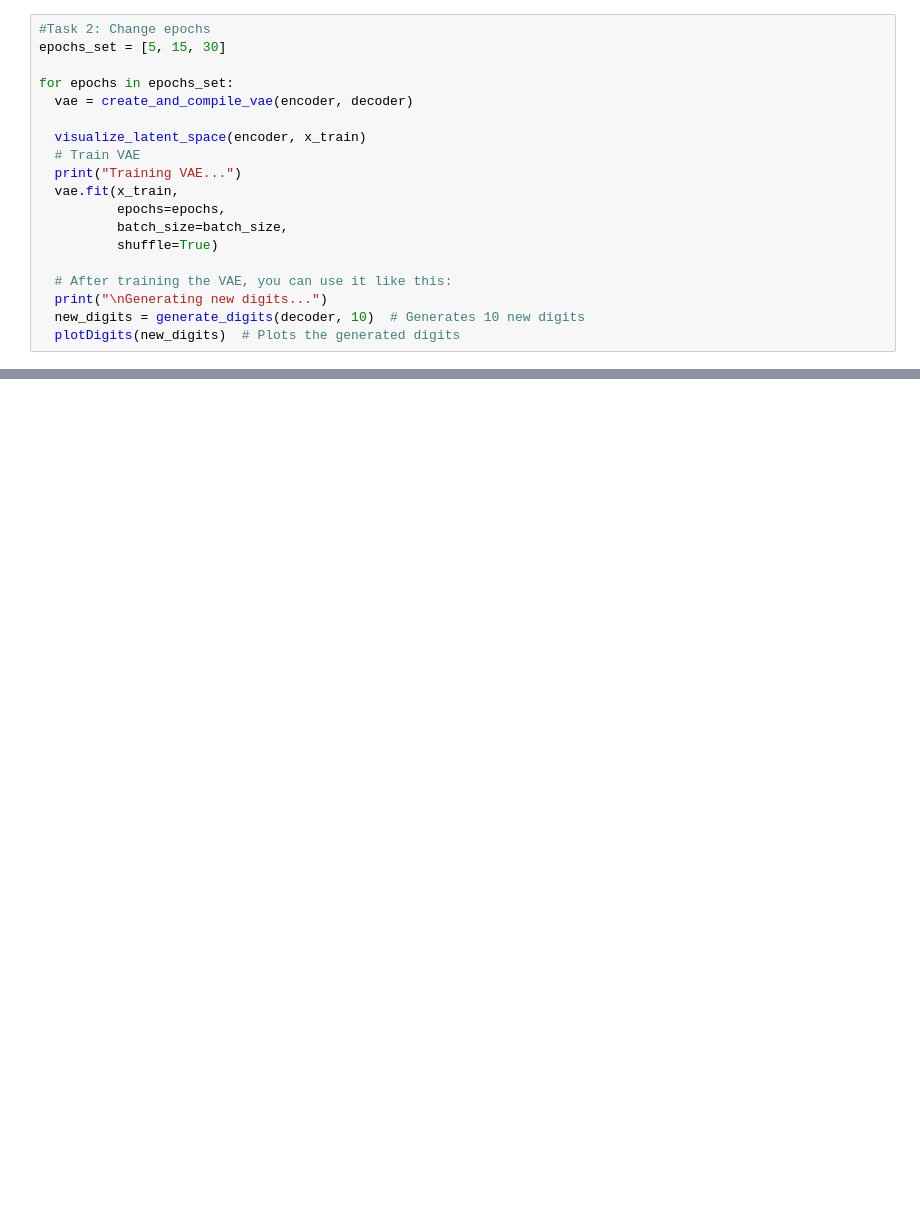
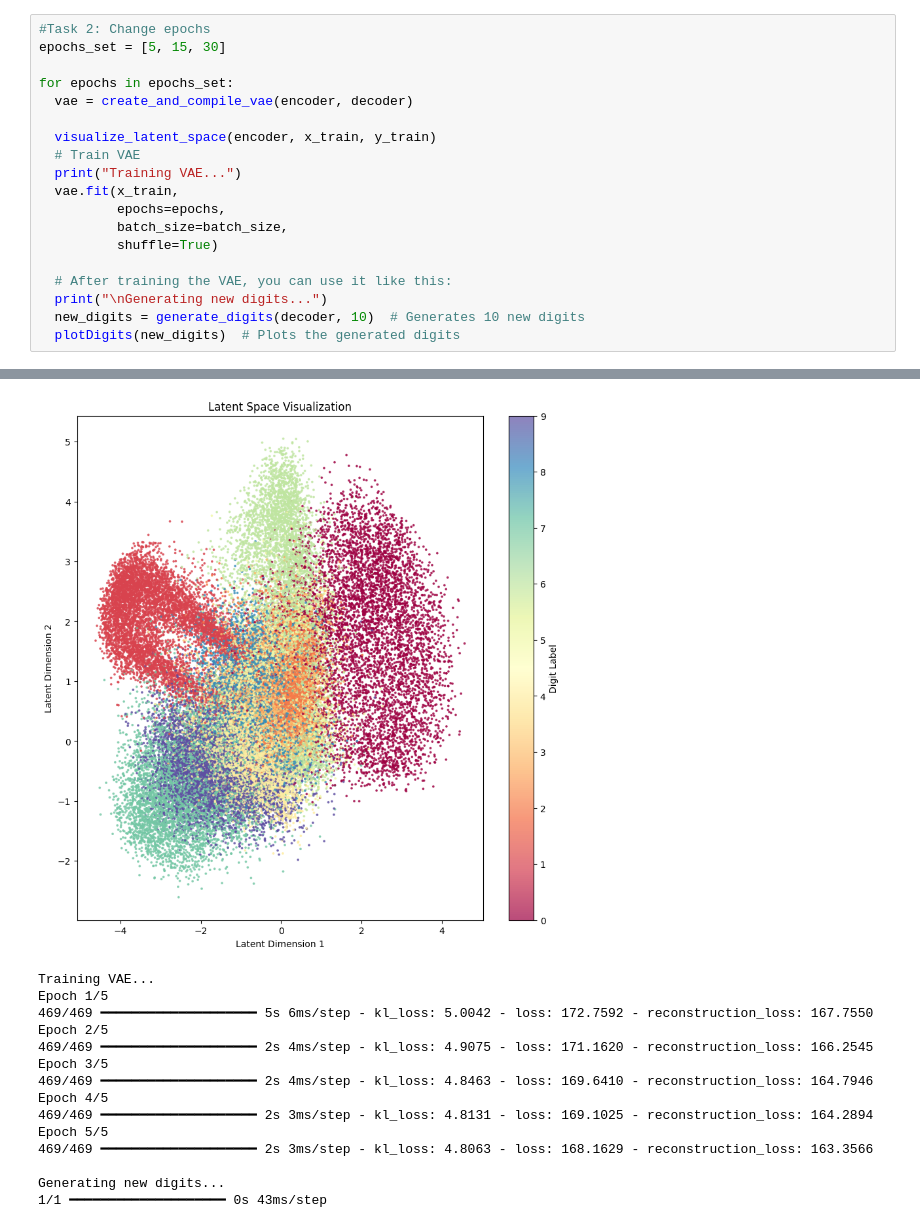
Before and after one commit to gsarada/AICourse-2026, a Jupyter notebook: mod7_assmt.ipynb, the cells around one changed output, grey strips where cells are left out. Drawn from its saved outputs; the diff is of its cells as text; blank space fills up the shorter version.

```diff
--- a/mod7_assmt.ipynb
+++ b/mod7_assmt.ipynb
@@ -186,7 +192,7 @@ epochs_set = [5, 15, 30]
 for epochs in epochs_set:
   vae = create_and_compile_vae(encoder, decoder)
 
-  visualize_latent_space(encoder, x_train)
+  visualize_latent_space(encoder, x_train, y_train)
   # Train VAE
   print("Training VAE...")
   vae.fit(x_train,
@@ -198,3 +204,4 @@ for epochs in epochs_set:
   print("\nGenerating new digits...")
   new_digits = generate_digits(decoder, 10)  # Generates 10 new digits
   plotDigits(new_digits)  # Plots the generated digits
+# %% [output]
@@ -200,0 +210,15 @@ for epochs in epochs_set:
+[figure, added]
+Training VAE...
+Epoch 1/5
+469/469 ━━━━━━━━━━━━━━━━━━━━ 5s 6ms/step - kl_loss: 5.0042 - loss: 172.7592 - reconstruction_loss: 167.7550
+Epoch 2/5
+469/469 ━━━━━━━━━━━━━━━━━━━━ 2s 4ms/step - kl_loss: 4.9075 - loss: 171.1620 - reconstruction_loss: 166.2545
+Epoch 3/5
+469/469 ━━━━━━━━━━━━━━━━━━━━ 2s 4ms/step - kl_loss: 4.8463 - loss: 169.6410 - reconstruction_loss: 164.7946
+Epoch 4/5
+469/469 ━━━━━━━━━━━━━━━━━━━━ 2s 3ms/step - kl_loss: 4.8131 - loss: 169.1025 - reconstruction_loss: 164.2894
+Epoch 5/5
+469/469 ━━━━━━━━━━━━━━━━━━━━ 2s 3ms/step - kl_loss: 4.8063 - loss: 168.1629 - reconstruction_loss: 163.3566
+
+Generating new digits...
+1/1 ━━━━━━━━━━━━━━━━━━━━ 0s 43ms/step
```
Also changed, not shown: parts of 3 cells of this notebook.
